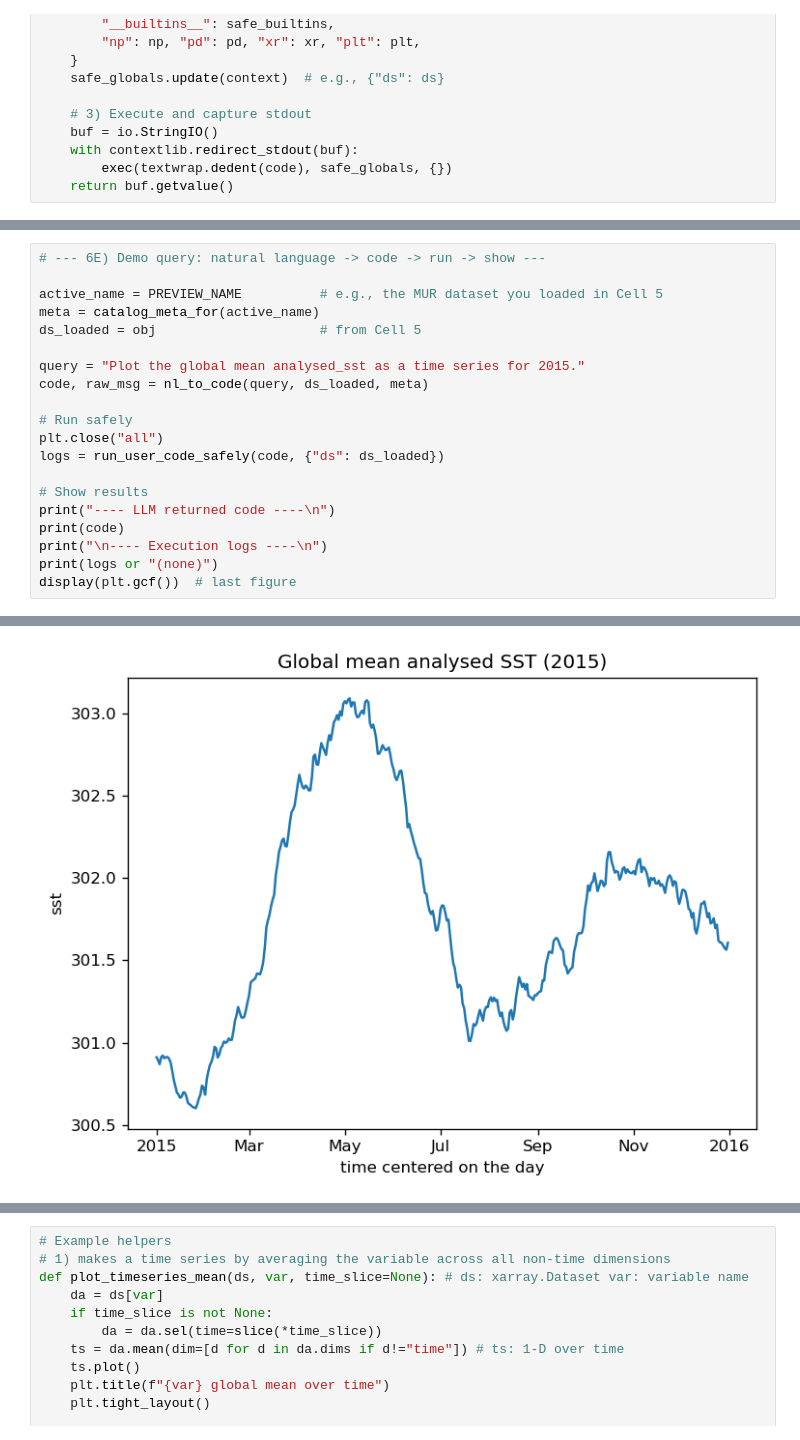
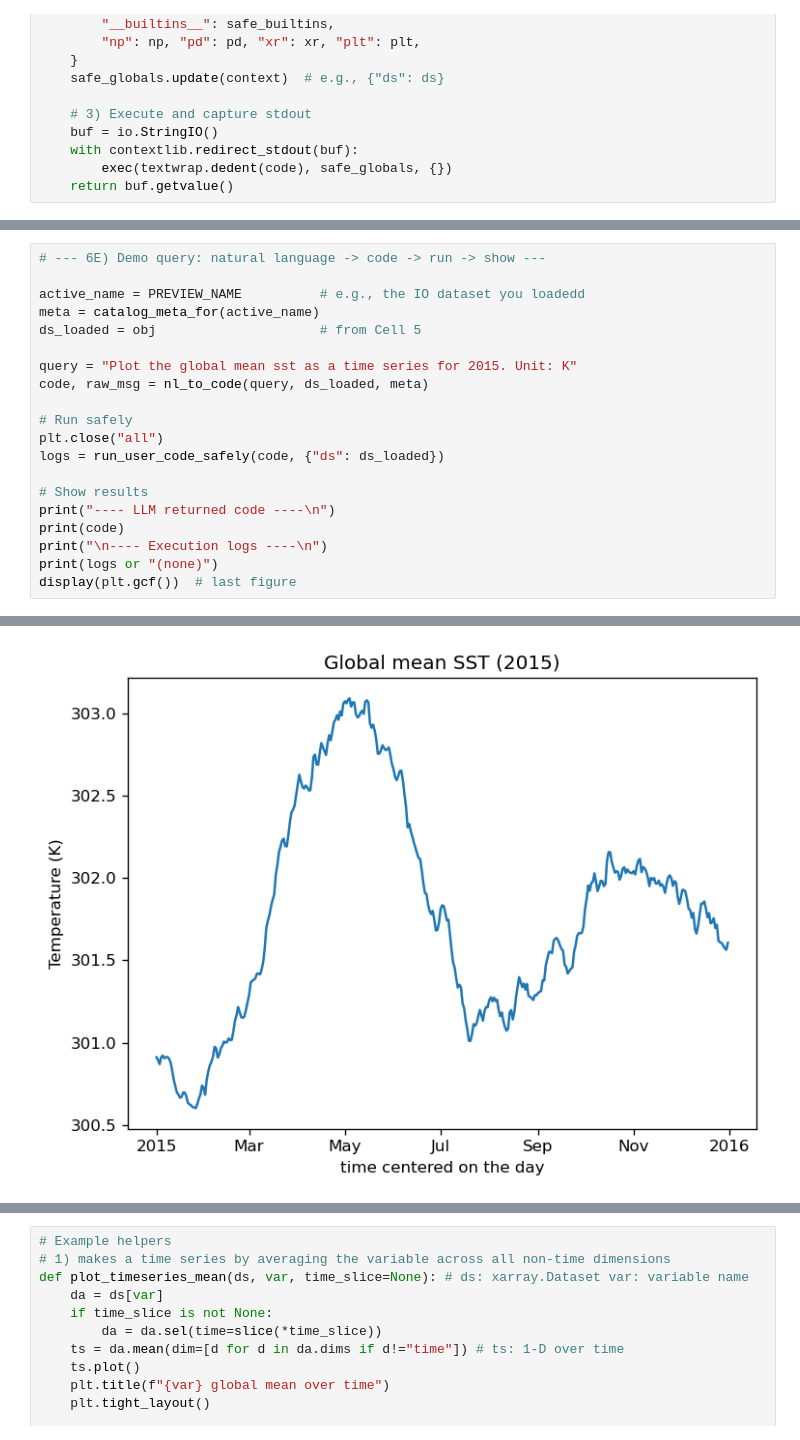
Before and after one commit to oceanhackweek/ohw25_proj_datadashboard_llm, a Jupyter notebook: final_notebooks/llm_working_tutorial/project_result_1.ipynb, the cells around one changed output, grey strips where cells are left out. Saved outputs shown, nothing was run; the diff lists cells and outputs as text.

```diff
--- a/final_notebooks/llm_working_tutorial/project_result_1.ipynb
+++ b/final_notebooks/llm_working_tutorial/project_result_1.ipynb
@@ -483,11 +587,11 @@ def run_user_code_safely(code: str, context: dict):
 # %%
 # --- 6E) Demo query: natural language -> code -> run -> show ---
 
-active_name = PREVIEW_NAME          # e.g., the MUR dataset you loaded in Cell 5
+active_name = PREVIEW_NAME          # e.g., the IO dataset you loadedd
 meta = catalog_meta_for(active_name)
 ds_loaded = obj                     # from Cell 5
 
-query = "Plot the global mean analysed_sst as a time series for 2015."
+query = "Plot the global mean sst as a time series for 2015. Unit: K"
 code, raw_msg = nl_to_code(query, ds_loaded, meta)
 
 # Run safely
@@ -517,6 +618,6 @@ plt.title('Global mean analysed SST (2015)')
 plt.tight_layout()
 
 ---- Execution logs ----
 
 (none)
-[figure, old version]
+[figure, new version]
```
Also changed, not shown: parts of 18 cells of this notebook.
